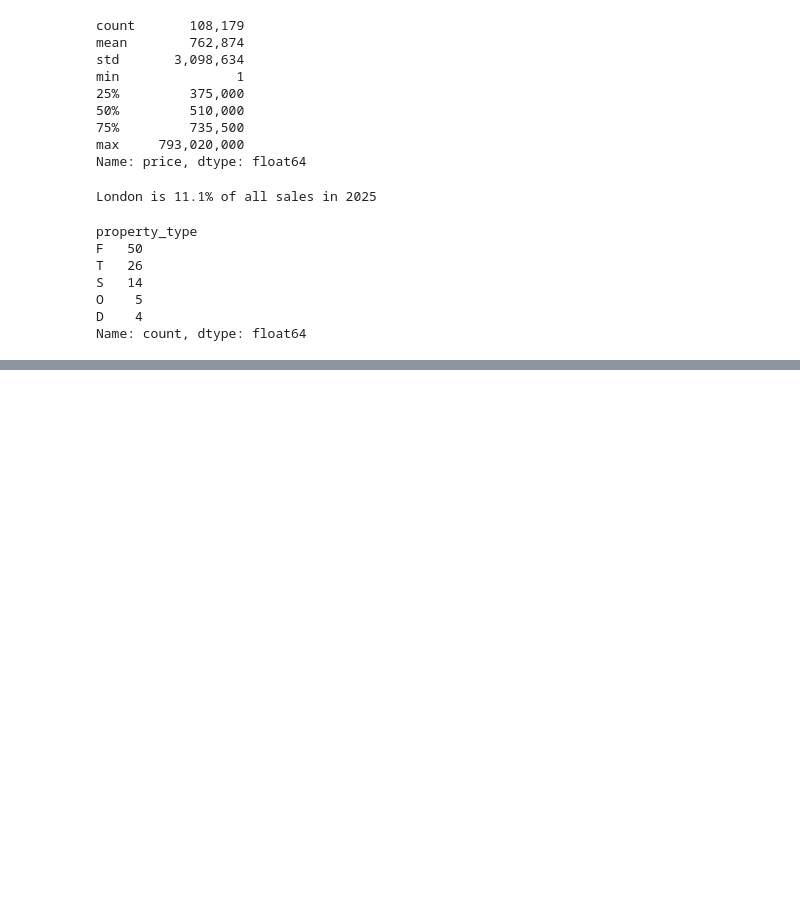
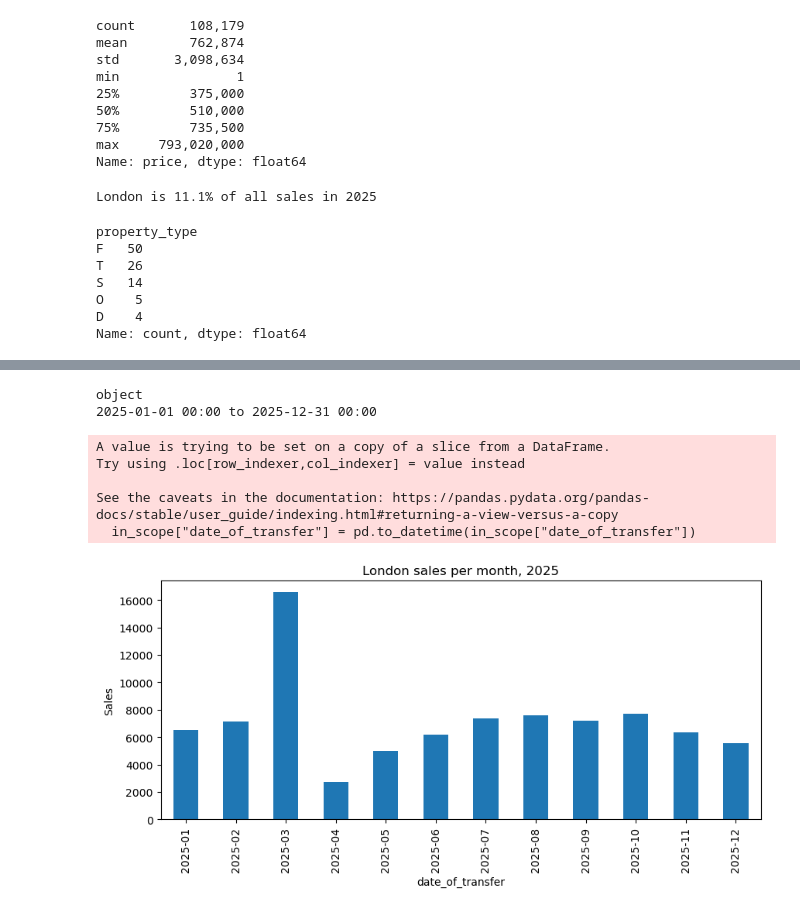
Before and after one commit to TahaJomehpour1/london-housing-affordability, a Jupyter notebook: notebooks/London_housing.ipynb, the cells around one changed output, grey strips where cells are left out. Cells and saved outputs as stored; diff of their text form; code cells hidden in the pictures; blank space fills up the shorter version.

```diff
--- a/notebooks/London_housing.ipynb
+++ b/notebooks/London_housing.ipynb
@@ -235,0 +440,20 @@ plt.show()
+# %%
+print(in_scope["date_of_transfer"].dtype)
+print(in_scope["date_of_transfer"].min(), "to", in_scope["date_of_transfer"].max())
+# %% [output]
+object
+2025-01-01 00:00 to 2025-12-31 00:00
+# %%
+in_scope["date_of_transfer"] = pd.to_datetime(in_scope["date_of_transfer"])
+
+monthly = in_scope.groupby(in_scope["date_of_transfer"].dt.to_period("M")).size()
+monthly.plot(kind="bar", figsize=(10, 4), title="London sales per month, 2025")
+plt.ylabel("Sales")
+plt.show()
+# %% [output]
+A value is trying to be set on a copy of a slice from a DataFrame.
+Try using .loc[row_indexer,col_indexer] = value instead
+
+See the caveats in the documentation: https://pandas.pydata.org/pandas-docs/stable/user_guide/indexing.html#returning-a-view-versus-a-copy
+  in_scope["date_of_transfer"] = pd.to_datetime(in_scope["date_of_transfer"])
+[figure, added]
```
Also changed, not shown: parts of 24 cells of this notebook.
